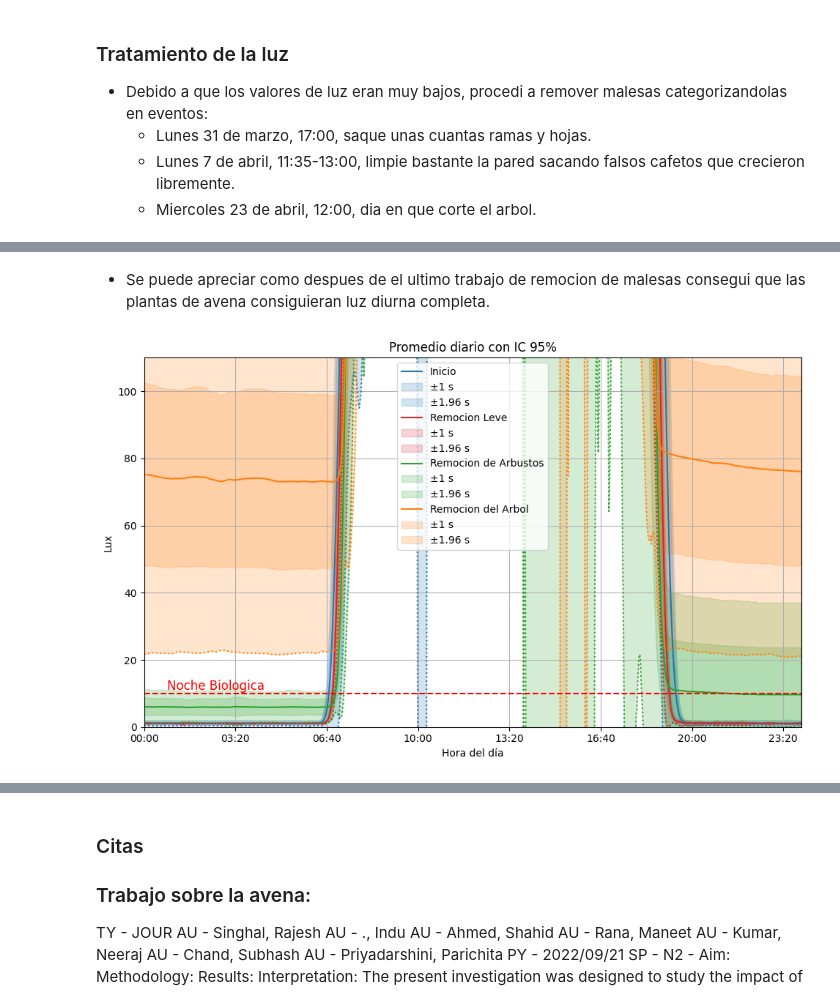
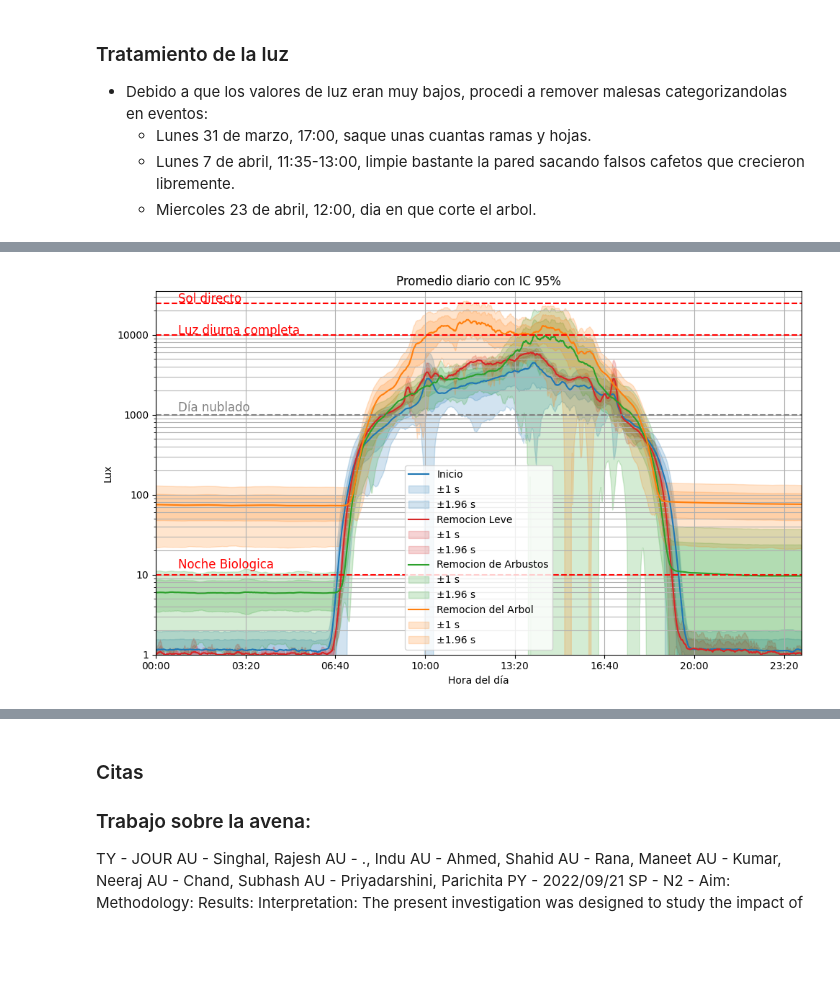
Before and after one commit to Juanchumu/ECO2, a Jupyter notebook: Eco2_tp1_final.ipynb, the cells around one changed output, grey strips where cells are left out. Drawn from its saved outputs; the diff is of its cells as text; code cells hidden in the pictures; blank space fills up the shorter version.

Commit message:
cambios en los graficos

```diff
--- a/Eco2_tp1_final.ipynb
+++ b/Eco2_tp1_final.ipynb
@@ -355,36 +354,46 @@ plt.show()
-# %% [markdown]
-* Se puede apreciar como despues de el ultimo trabajo de remocion de malesas
-  consegui que las plantas de avena consiguieran luz diurna completa.
 # %%
 # Crear el gráfico
 plt.figure(figsize=(10, 6))
 for i in range(len(Inicio_Eventos)):
     plt.plot(Eje_Hora, Medias[i], label=etiquetas[i], color=colores[i])
     #plt.plot(Eje_Hora, Medias[i] + (1.96 *Desvios[i]), color=colores[i], linestyle='--')
-    plt.plot(Eje_Hora, Medias[i] - (1.96 *Desvios[i]), color=colores[i], linestyle=':')
+    # plt.plot(Eje_Hora, Medias[i] - (1.96 *Desvios[i]), color=colores[i], linestyle=':')
     plt.fill_between(Eje_Hora, Medias[i] - Desvios[i], Medias[i] + Desvios[i],
                      color=colores[i], alpha=0.2, label='±1 s')
     plt.fill_between(Eje_Hora, Medias[i] - (1.96 *Desvios[i]), Medias[i] + (1.96 *Desvios[i]),
                      color=colores[i], alpha=0.2, label='±1.96 s')
 
 plt.gca().xaxis.set_major_formatter(ticker.FuncFormatter(minutos_a_hora))
 plt.xlabel('Hora del día')
 plt.ylabel('Lux')
 plt.title('Promedio diario con IC 95%')
-plt.legend()
+plt.legend(loc = 'lower center')
 plt.grid(True)
 plt.tight_layout()
 
 ### Marcas
 
 #plt.fill_between(x, 10 ,50, color='gray', alpha=0.1)
+#Para mostrar en escala log sin tener que modificar todo
+plt.yscale('log')
 
+plt.axhline(y=1000, color='gray', linestyle='--')
+plt.text(50, 1100, 'Día nublado', color='gray', fontsize=12)
+plt.axhline(y=10000, color='red', linestyle='--')
+plt.text(50, 10100, 'Luz diurna completa', color='Red', fontsize=12)
+plt.axhline(y=25000, color='red', linestyle='--')
+plt.text(50, 25100, 'Sol directo', color='Red', fontsize=12)
 plt.axhline(y=10, color='red', linestyle='--')
-plt.text(50, 11, 'Noche Biologica', color='Red', fontsize=12)
-plt.ylim(0, 110)  # Por ejemplo, de 0 a 15
+plt.text(50, 12, 'Noche Biologica', color='Red', fontsize=12)
+plt.ylim(1, 35000 ) # Por ejemplo, de 0 a 15
 plt.xlim(left=0)
 plt.xlim(right=Eje_Hora.max())
-plt.savefig('Grafico_Luz_NocheBiologica.png', format='png')
+plt.savefig('Grafico_Lux_a_lo_largo_del_dia.png', format='png')
+
+plt.gca().yaxis.set_major_formatter(ticker.ScalarFormatter())  # ← ¡Esto es lo clave!
+#plt.gca().yaxis.set_minor_formatter(ticker.NullFormatter())    # Opcional: ocultar los menores
+
+plt.grid(True, which='both', axis='y')
 plt.show()
 # %% [output]
-[figure, old version]
+[figure, new version]
```
Also changed, not shown: parts of 6 cells of this notebook, 2 other files.
